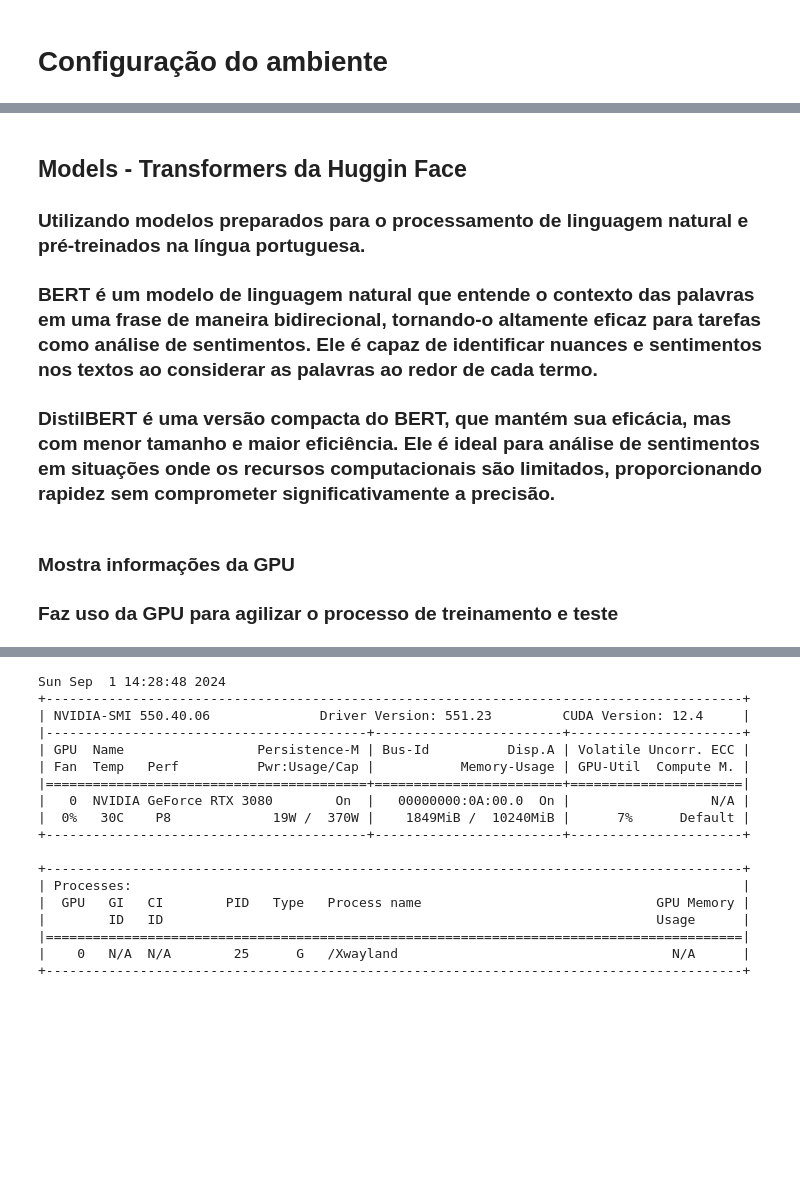
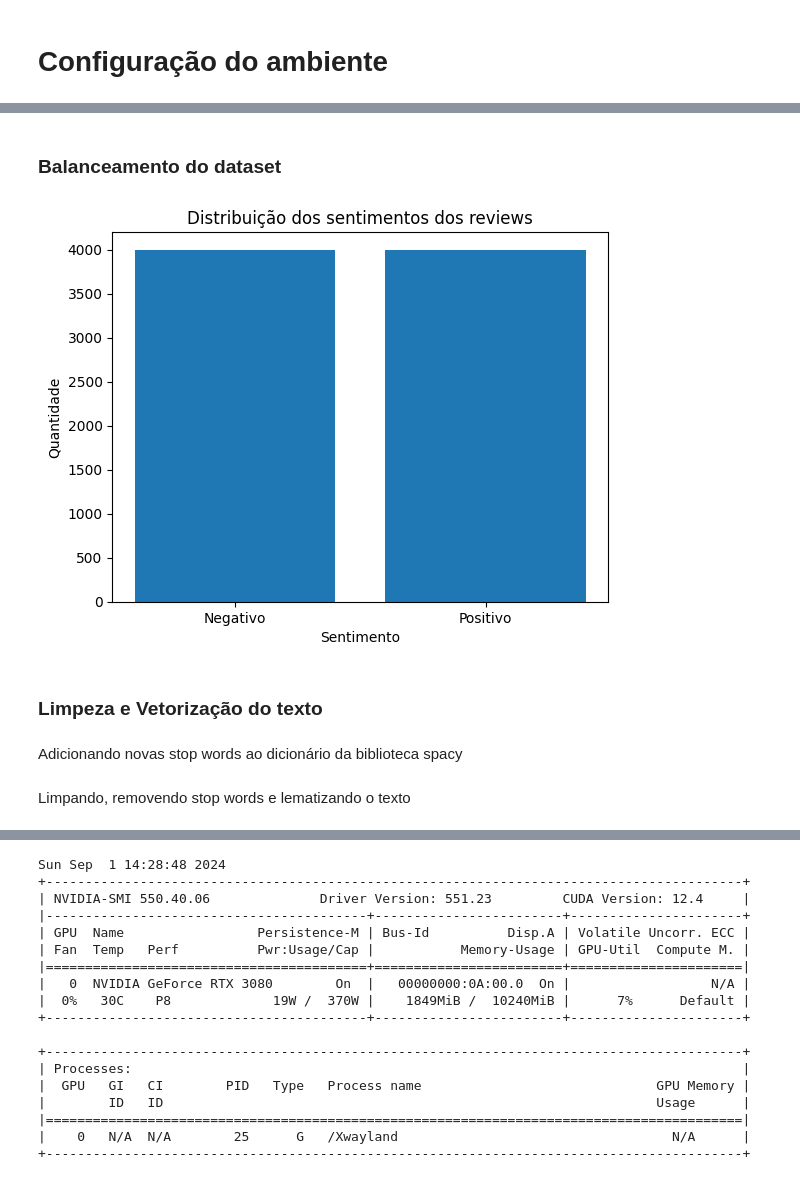
Before and after one commit to bpbastos/sentiment-analysis-ml-api, a Jupyter notebook: machine-learning/notebooks/SentimentAnalysis.ipynb, the cells around one changed output, grey strips where cells are left out. Cells and saved outputs as stored; diff of their text form; code cells hidden in the pictures; blank space fills up the shorter version.

```diff
--- a/machine-learning/notebooks/SentimentAnalysis.ipynb
+++ b/machine-learning/notebooks/SentimentAnalysis.ipynb
@@ -156,11 +177,0 @@ plt.show()
-# %%
-def to_sentiment(rating):
-  rating = int(rating)
-  if rating <= 2:
-    return 0
-  elif rating == 3:
-    return 1
-  else:
-    return 2
-
-dataset['sentiment'] = dataset.score.apply(to_sentiment)
@@ -450,12 +178,25 @@ y_test_df.to_csv("../data/y_test_dataset_sentiment.csv", index=False)
-# %% [markdown]
-## Models - Transformers da Huggin Face
-
-### Utilizando modelos preparados para o processamento de linguagem natural e pré-treinados na língua portuguesa.
-
-### BERT é um modelo de linguagem natural que entende o contexto das palavras em uma frase de maneira bidirecional, tornando-o altamente eficaz para tarefas como análise de sentimentos. Ele é capaz de identificar nuances e sentimentos nos textos ao considerar as palavras ao redor de cada termo.
-
-### DistilBERT é uma versão compacta do BERT, que mantém sua eficácia, mas com menor tamanho e maior eficiência. Ele é ideal para análise de sentimentos em situações onde os recursos computacionais são limitados, proporcionando rapidez sem comprometer significativamente a precisão.
-# %% [markdown]
-### Mostra informações da GPU
-
-### Faz uso da GPU para agilizar o processo de treinamento e teste
+# %% [markdown]
+### Balanceamento do dataset
+# %%
+def to_sentiment(rating):
+  rating = int(rating)
+  if rating <= 2:
+    return 0
+  elif rating > 3:
+    return 1
+
+dataset['sentiment'] = dataset.score.apply(to_sentiment)
+# %%
+class_names = ['Negativo', 'Positivo']
+sentiment_counts = dataset['sentiment'].value_counts()
+plt.bar(class_names, sentiment_counts.values)
+plt.xlabel('Sentimento')
+plt.ylabel('Quantidade')
+plt.title('Distribuição dos sentimentos dos reviews')
+plt.show()
+# %% [output]
+[figure, added]
+# %% [markdown]
+### Limpeza e Vetorização do texto
+# %% [markdown]
+Adicionando novas stop words ao dicionário da biblioteca spacy
@@ -461,0 +217,2 @@ y_test_df.to_csv("../data/y_test_dataset_sentiment.csv", index=False)
+# %% [markdown]
+Limpando, removendo stop words e lematizando o texto
```
Also changed, not shown: parts of 46 cells of this notebook, 9 other files.
